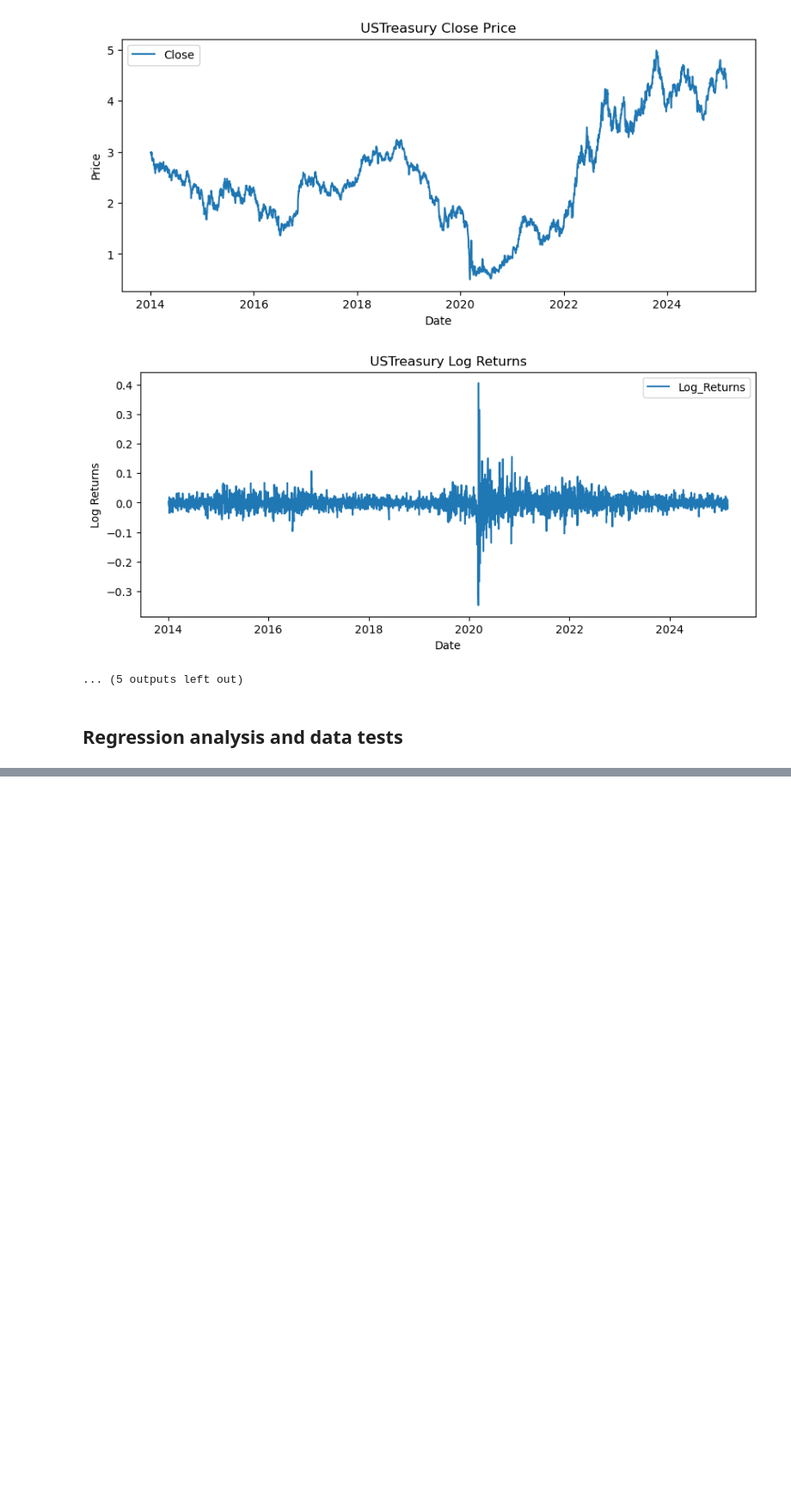
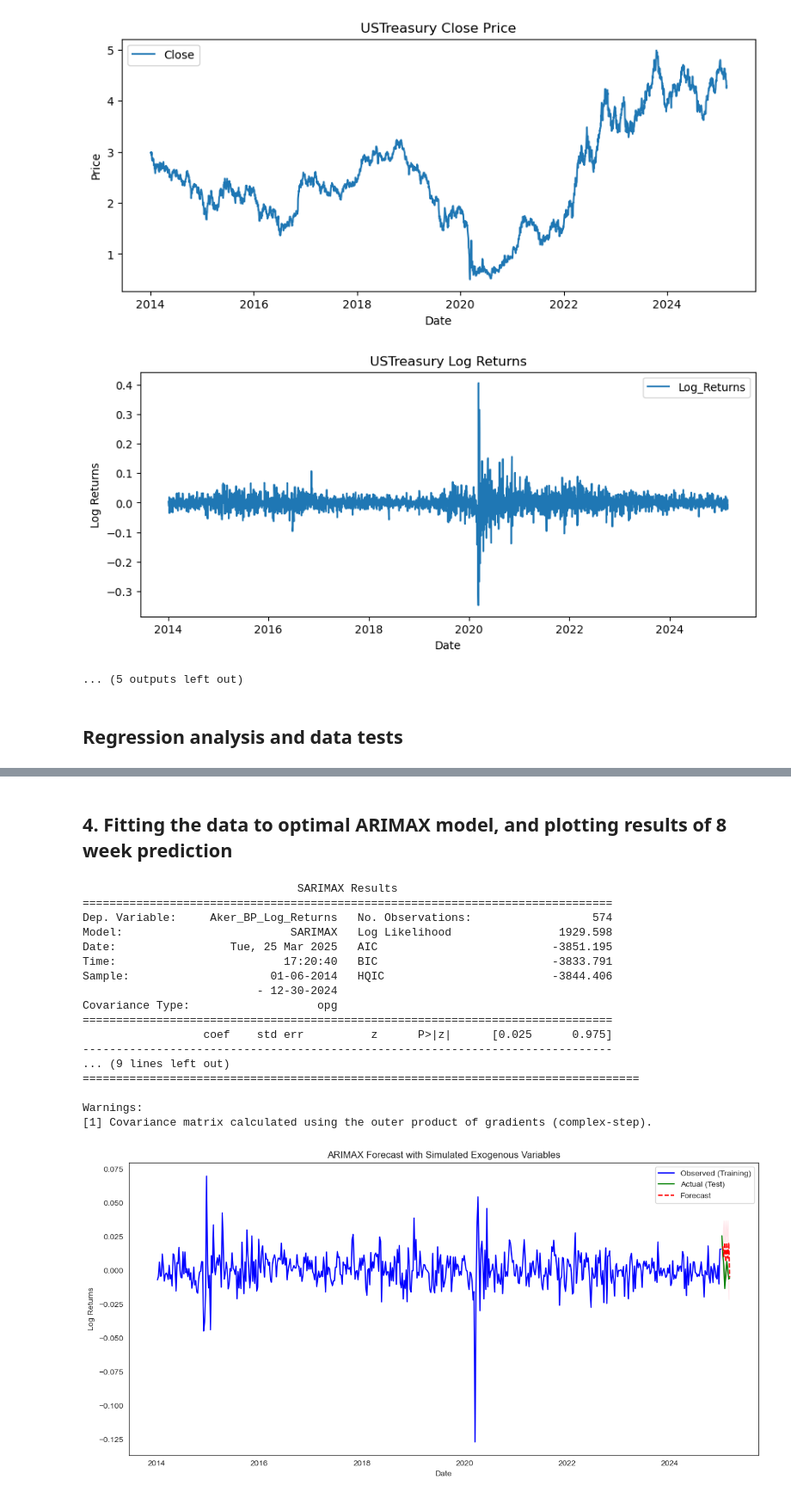
Before and after one commit to bjornhaalandoma/TIO4317_group5, a Jupyter notebook: all_code.ipynb, the cells around one changed output, grey strips where cells are left out. Shown at 86% size. Drawn from its saved outputs; the diff is of its cells as text; code cells hidden in the pictures; blank space fills up the shorter version.

Commit message:
Finished ARIMAX, added to merged notebook

```diff
--- a/all_code.ipynb
+++ b/all_code.ipynb
@@ -522,0 +735,80 @@ Durbin-Wu-Hausman Test for Exogeneity p-value 4.5922344765045836e-05
+# %% [markdown]
+## 4. Fitting the data to optimal ARIMAX model, and plotting results of 8 week prediction
+# %%
+
+sns.set_style("white") # Defining style of plot
+
+# We use the merged data of all the log returns
+merged_df.index = pd.to_datetime(merged_df.index)
+merged_df = merged_df[~merged_df.index.duplicated(keep='first')]
+merged_df = merged_df.asfreq('W-MON')
+merged_df.ffill(inplace=True) # Handle missing values
+merged_df.bfill(inplace=True) # Handle missing values
+
+train_end = pd.to_datetime('2024-12-31')
+train_data = merged_df.loc[:train_end] # We train on data from start of dataset (2014) until this 2024-12-31
+test_data = merged_df.loc[train_end:] # We predict/test on remainder of dataset
+
+# We define the dependent and independent variables
+Y_train = train_data['Aker_BP_Log_Returns']
+X_train = train_data[['Oil_Price', 'OSEBX', 'US_Treasury']]
+
+
+# Using the optimal parameters, the SARIMAX (Seasonal Arimax)
+order = (0,0,0)
+model = SARIMAX(Y_train, exog=X_train, order=order, enforce_stationarity=False, enforce_invertibility=False)
+results = model.fit()
+
+print(results.summary())
+
+# We define the dates for forecasting
+forecast_dates = pd.date_range(start=train_end + pd.Timedelta(weeks=1), periods=n_steps, freq='W-MON')
+
+# We use the simulated values from step 2 in the prediction
+simulated_exog = pd.DataFrame(index=forecast_dates)
+for var in ['Oil_Price', 'OSEBX', 'US_Treasury']:
+    simulated_exog[var] = mode_paths[var][0]  # mode path
+
+# Initializing list for storing predicted values and confidence intervals
+forecast_values, forecast_ci_lower, forecast_ci_upper = [], [], []
+
+forecast = results.get_forecast(steps=n_steps, exog=simulated_exog)
+
+
+forecast_df = pd.DataFrame({
+    'Forecast': forecast.predicted_mean.values,
+    'Lower CI': forecast.conf_int().iloc[:, 0],
+    'Upper CI': forecast.conf_int().iloc[:, 1]
+}, index=forecast_dates)
+
+
+plt.figure(figsize=(12, 6))
+sns.lineplot(x=train_data.index, y=train_data['Aker_BP_Log_Returns'], label='Observed (Training)', color='blue')
+sns.lineplot(x=test_data.index, y=test_data['Aker_BP_Log_Returns'], label='Actual (Test)', color='green')
+sns.lineplot(x=forecast_df.index, y=forecast_df['Forecast'], linestyle='dashed', color='red', label='Forecast')
+plt.fill_between(forecast_df.index, forecast_df['Lower CI'], forecast_df['Upper CI'], color='pink', alpha=0.3)
+plt.title('ARIMAX Forecast with Simulated Exogenous Variables')
+plt.xlabel('Date')
+plt.ylabel('Log Returns')
+plt.legend()
+plt.tight_layout()
+plt.show()
+# %% [output]
+                                SARIMAX Results
+===============================================================================
+Dep. Variable:     Aker_BP_Log_Returns   No. Observations:                  574
+Model:                         SARIMAX   Log Likelihood                1929.598
+Date:                 Tue, 25 Mar 2025   AIC                          -3851.195
+Time:                         17:20:40   BIC                          -3833.791
+Sample:                     01-06-2014   HQIC                         -3844.406
+                          - 12-30-2024
+Covariance Type:                   opg
+===============================================================================
+                  coef    std err          z      P>|z|      [0.025      0.975]
+-------------------------------------------------------------------------------
+... (9 lines left out)
+===================================================================================
+
+Warnings:
+[1] Covariance matrix calculated using the outer product of gradients (complex-step).
+[figure, added]
```
Also changed, not shown: parts of 15 cells of this notebook, 1 other file.
